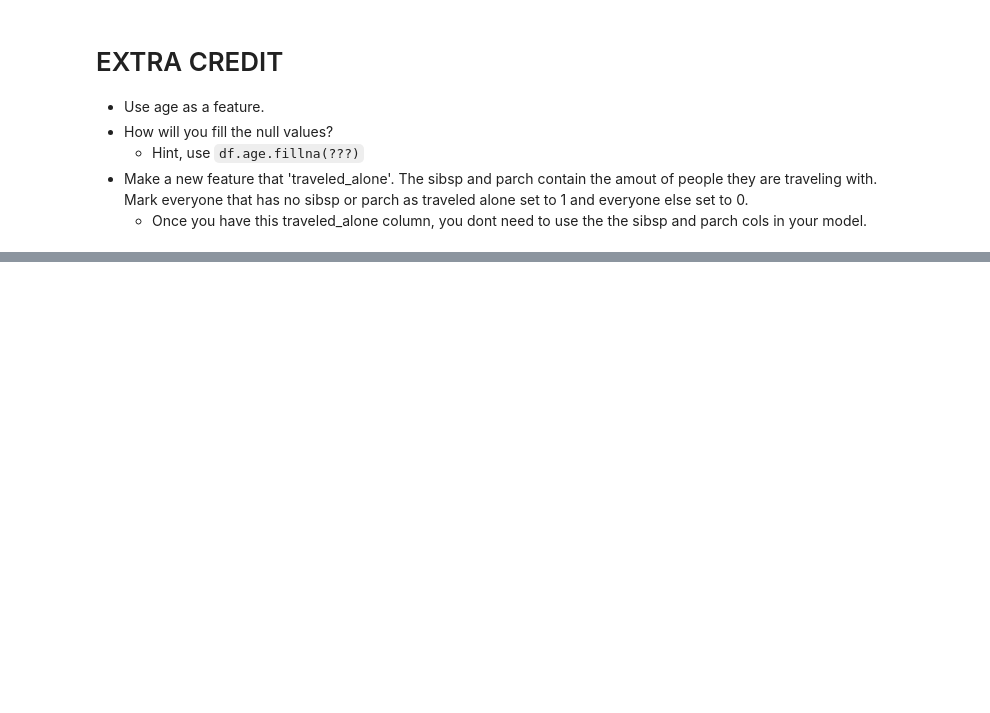
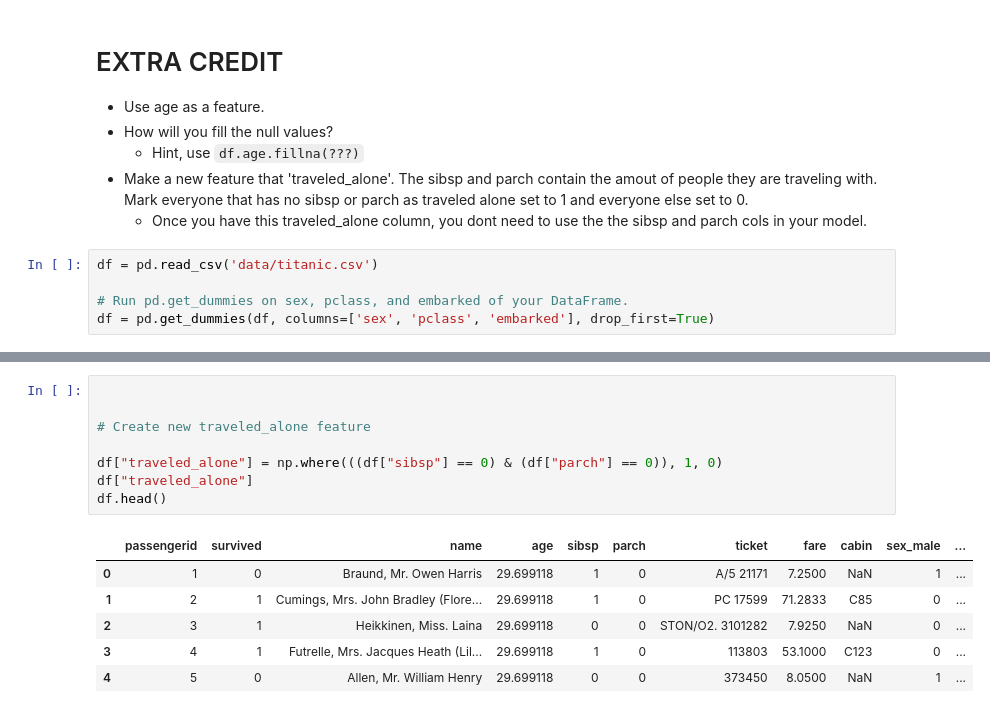
Before and after one commit to NeneWang/2022-fall-data-science, a Jupyter notebook: Week-03-Intro-To-ML/Exercise-Logistic-Regression.ipynb, the cells around one changed output, grey strips where cells are left out. Cells and saved outputs as stored; diff of their text form; blank space fills up the shorter version.

```diff
--- a/Week-03-Intro-To-ML/Exercise-Logistic-Regression.ipynb
+++ b/Week-03-Intro-To-ML/Exercise-Logistic-Regression.ipynb
@@ -324,3 +324,8 @@ plt.ylabel('Actual');
     * Hint, use `df.age.fillna(???)`
 * Make a new feature that 'traveled_alone'.  The sibsp and parch contain the amout of people they are traveling with. Mark everyone that has no sibsp or parch as traveled alone set to 1 and everyone else set to 0.
     * Once you have this traveled_alone column, you dont need to use the the sibsp and parch cols in your model.
+# %%
+df = pd.read_csv('data/titanic.csv')
+
+# Run pd.get_dummies on sex, pclass, and embarked of your DataFrame.
+df = pd.get_dummies(df, columns=['sex', 'pclass', 'embarked'], drop_first=True)
@@ -327 +356,16 @@ plt.ylabel('Actual');
+# %%
+
+
+# Create new traveled_alone feature
+
+df["traveled_alone"] = np.where(((df["sibsp"] == 0) & (df["parch"] == 0)), 1, 0)
+df["traveled_alone"]
+df.head()
+# %% [output]
+|  | passengerid | survived | name | age | sibsp | parch | ticket | fare | cabin | sex_male | ... |
+| 0 | 1 | 0 | Braund, Mr. Owen Harris | 29.699118 | 1 | 0 | A/5 21171 | 7.2500 | NaN | 1 | ... |
+| 1 | 2 | 1 | Cumings, Mrs. John Bradley (Flore... | 29.699118 | 1 | 0 | PC 17599 | 71.2833 | C85 | 0 | ... |
+| 2 | 3 | 1 | Heikkinen, Miss. Laina | 29.699118 | 0 | 0 | STON/O2. 3101282 | 7.9250 | NaN | 0 | ... |
+| 3 | 4 | 1 | Futrelle, Mrs. Jacques Heath (Lil... | 29.699118 | 1 | 0 | 113803 | 53.1000 | C123 | 0 | ... |
+| 4 | 5 | 0 | Allen, Mr. William Henry | 29.699118 | 0 | 0 | 373450 | 8.0500 | NaN | 1 | ... |
 # %%
```
Also changed, not shown: parts of 3 cells of this notebook.
